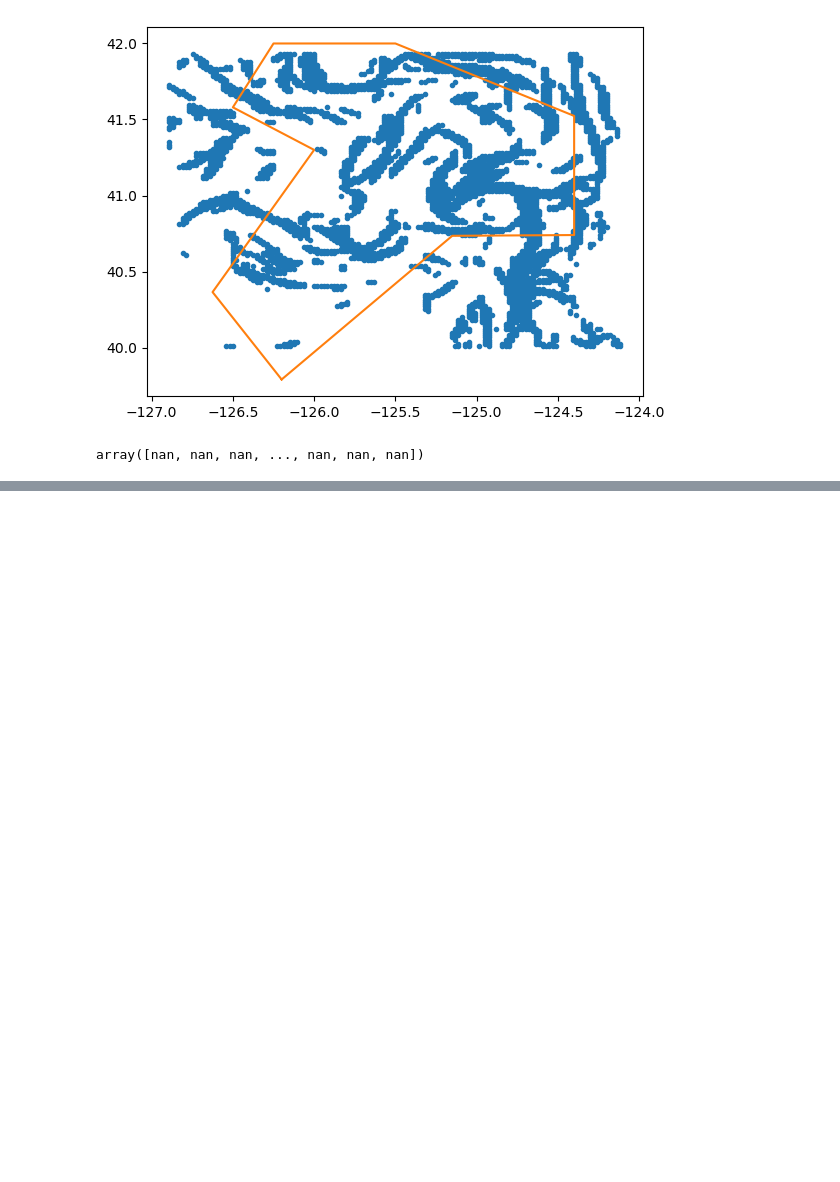
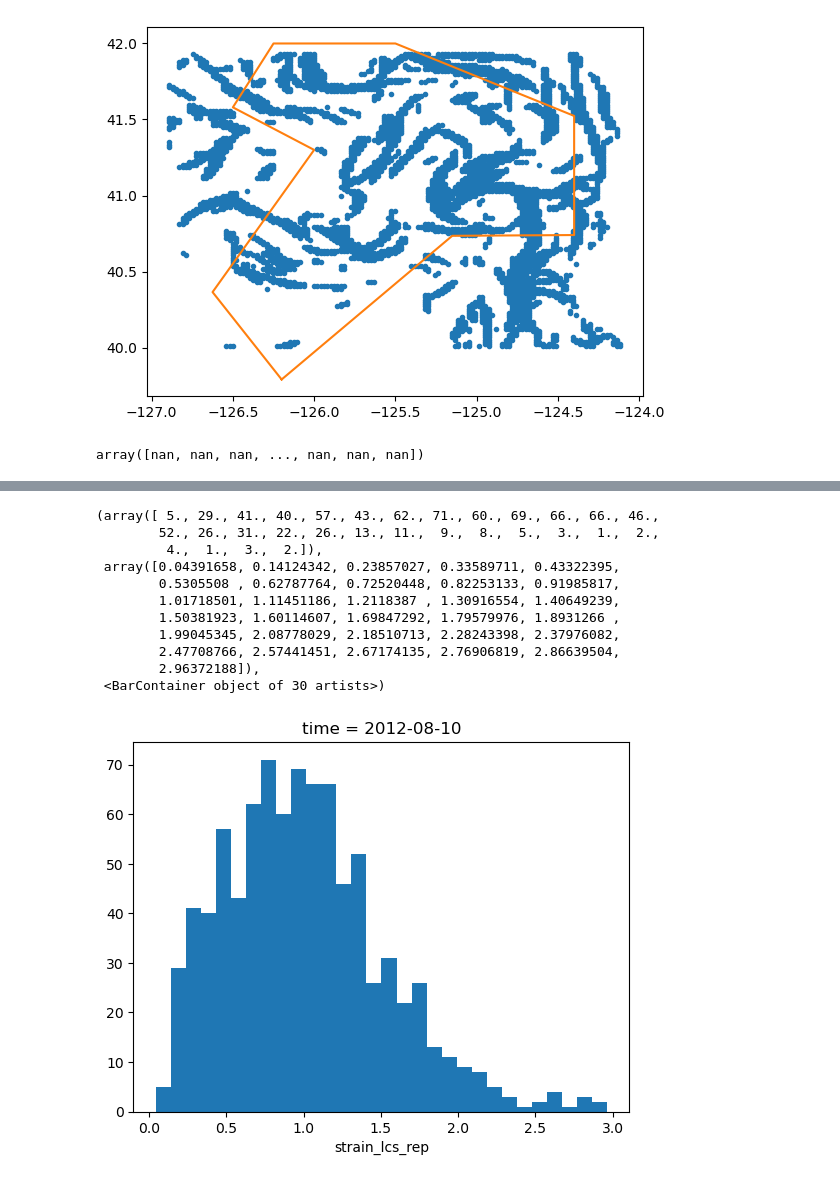
Before and after one commit to bdarbyMLML/cape_mend_SM_LCS, a Jupyter notebook: Hypothesis_2.ipynb, the cells around one changed output, grey strips where cells are left out. Saved outputs shown, nothing was run; the diff lists cells and outputs as text; code cells hidden in the pictures; blank space fills up the shorter version.

```diff
--- a/Hypothesis_2.ipynb
+++ b/Hypothesis_2.ipynb
@@ -358,0 +361,2 @@ strain_lcs = xr.open_mfdataset(strain_lcs_filepaths)
+# %%
+LCS_properties = xr.merge([ridge_points_lon,ridge_points_lat,strain_lcs,div_lcs,vort_lcs])
@@ -358,0 +442,15 @@ strain_lcs = xr.open_mfdataset(strain_lcs_filepaths)
+# %%
+fil_points_rep_n['strain_lcs_rep'].dropna('time',how='all').isel(time=16).dropna(dim='points',how='any').plot.hist(bins=30)
+# %% [output]
+(array([ 5., 29., 41., 40., 57., 43., 62., 71., 60., 69., 66., 66., 46.,
+        52., 26., 31., 22., 26., 13., 11.,  9.,  8.,  5.,  3.,  1.,  2.,
+         4.,  1.,  3.,  2.]),
+ array([0.04391658, 0.14124342, 0.23857027, 0.33589711, 0.43322395,
+        0.5305508 , 0.62787764, 0.72520448, 0.82253133, 0.91985817,
+        1.01718501, 1.11451186, 1.2118387 , 1.30916554, 1.40649239,
+        1.50381923, 1.60114607, 1.69847292, 1.79579976, 1.8931266 ,
+        1.99045345, 2.08778029, 2.18510713, 2.28243398, 2.37976082,
+        2.47708766, 2.57441451, 2.67174135, 2.76906819, 2.86639504,
+        2.96372188]),
+ <BarContainer object of 30 artists>)
+[figure, added]
```
Also changed, not shown: parts of 67 cells of this notebook, 13 other files.
